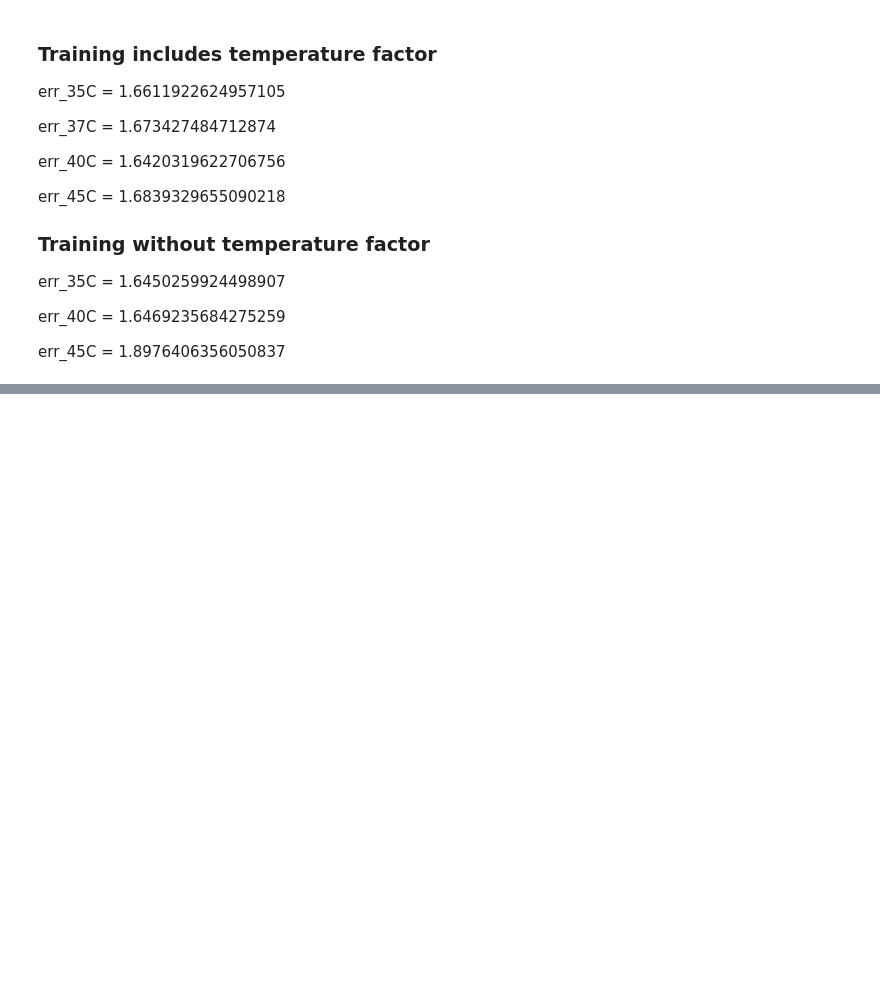
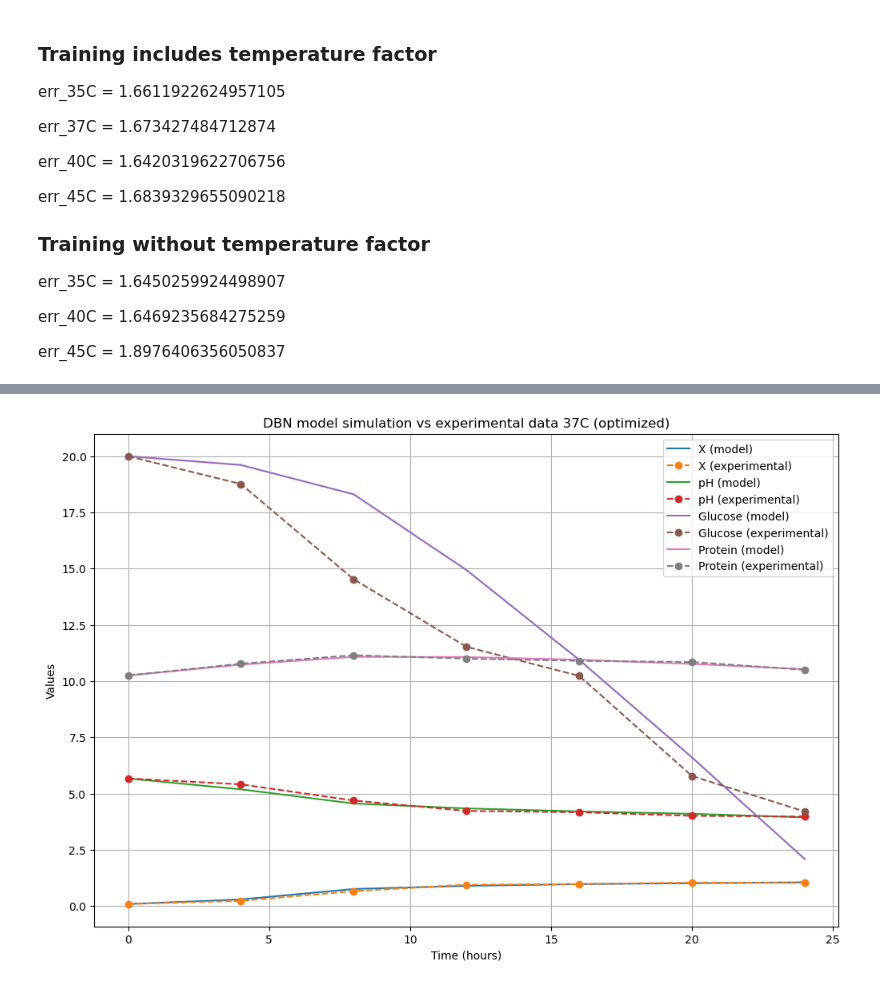
Before and after one commit to AI-ML-systems/biotech_production_management, a Jupyter notebook: src/model37.ipynb, the cells around one changed output, grey strips where cells are left out. Drawn from its saved outputs; the diff is of its cells as text; code cells hidden in the pictures; blank space fills up the shorter version.

```diff
--- a/src/model37.ipynb
+++ b/src/model37.ipynb
@@ -184,0 +184,28 @@ plt.show()
+# %%
+# Compute optimized series at 37°C and plot vs experimental
+X_model_temp37, pH_model_temp37, G_model_temp37, B_model_temp37 = simulate(res.x)
+optimized_results = {
+    'X': X_model_temp37,
+    'pH': pH_model_temp37,
+    'Glucose': G_model_temp37,
+    'Protein': B_model_temp37,
+}
+
+plt.figure(figsize=(12, 8))
+for key, series in optimized_results.items():
+    plt.plot(lb3_time_opticaldensity_ph_glucose_protein_37["Time"], series, label=key + ' (model)')
+    plt.plot(
+        lb3_time_opticaldensity_ph_glucose_protein_37["Time"],
+        lb3_time_opticaldensity_ph_glucose_protein_37[key if key != 'X' else 'OpticalDensity'],
+        'o--',
+        label=key + ' (experimental)'
+    )
+
+plt.xlabel('Time (hours)')
+plt.ylabel('Values')
+plt.legend()
+plt.title('DBN model simulation vs experimental data 37C (optimized)')
+plt.grid()
+plt.show()
+# %% [output]
+[figure, added]
```
Also changed, not shown: parts of 5 cells of this notebook, 7 other files.
